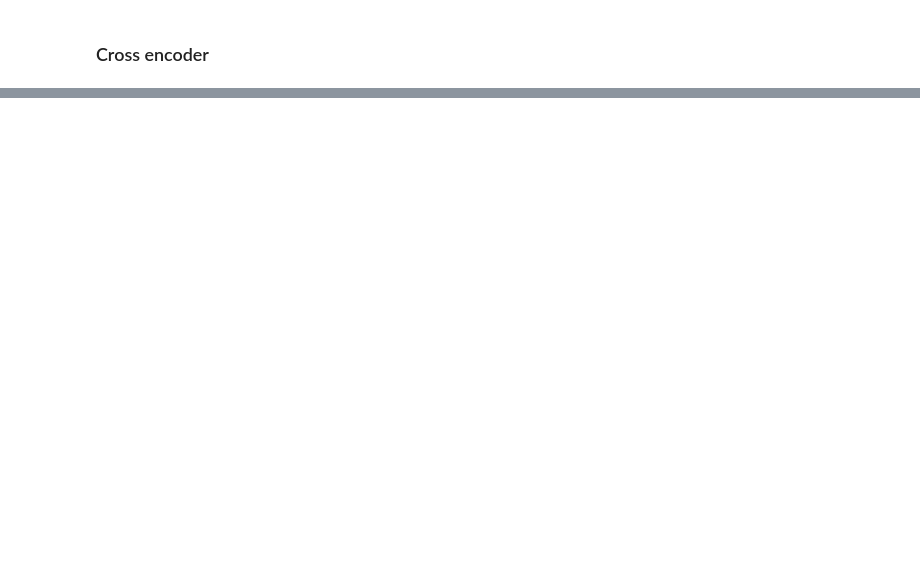
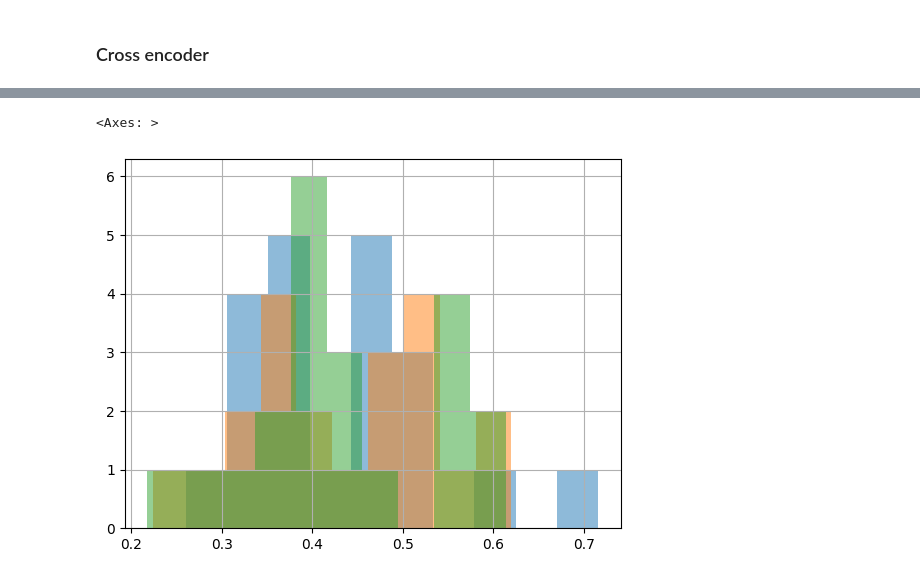
Before and after one commit to hepejaAED/ProyectoNLP, a Jupyter notebook: topic_modeling.ipynb, the cells around one changed output, grey strips where cells are left out. Drawn from its saved outputs; the diff is of its cells as text; code cells hidden in the pictures; blank space fills up the shorter version.

```diff
--- a/topic_modeling.ipynb
+++ b/topic_modeling.ipynb
@@ -286,0 +423,8 @@ plt.show()
+# %%
+# df["media_sim"].hist()
+df[df["categoría"]=="Cultura"]["media_sim"].hist(alpha=0.5, label="Cultura")
+df[df["categoría"]=="Internacional"]["media_sim"].hist(alpha=0.5, label="Internacional")
+df[df["categoría"]=="Nacional"]["media_sim"].hist(alpha=0.5, label="Nacional")
+# %% [output]
+<Axes: >
+[figure, added]
```
Also changed, not shown: parts of 17 cells of this notebook.
